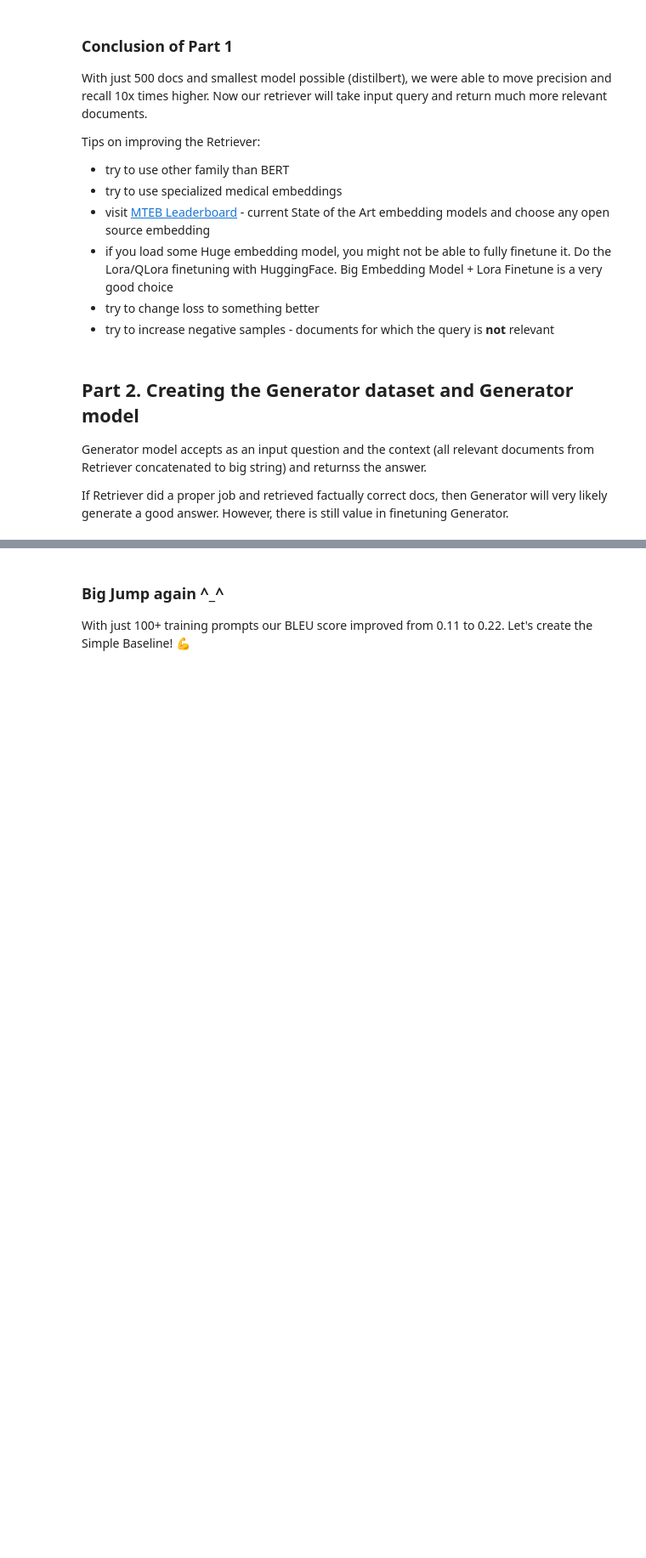
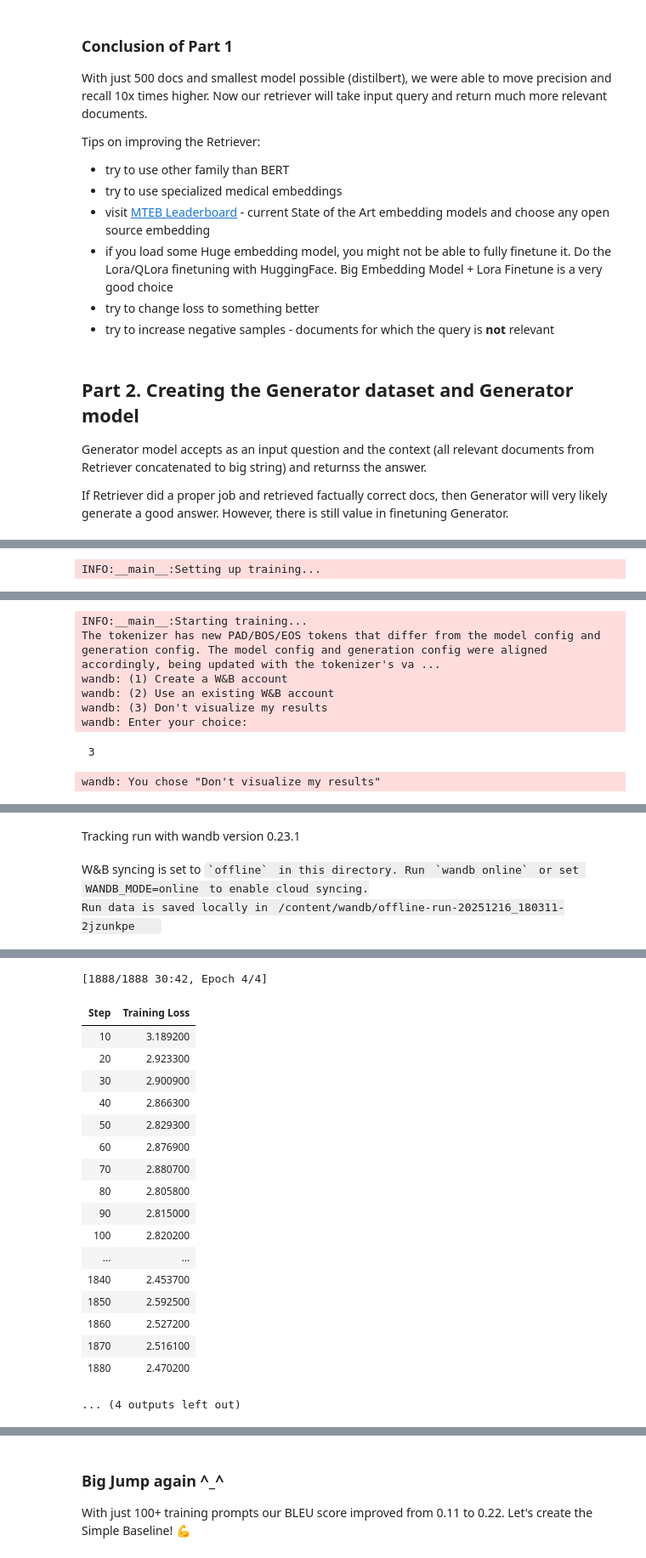
Before and after one commit to MeTStIL/nlp_course, a Jupyter notebook: kaggle/Kaggle_3_Simple_Baseline.ipynb, the cells around one changed output, grey strips where cells are left out. Shown at 85% size. Saved outputs shown, nothing was run; the diff lists cells and outputs as text; code cells hidden in the pictures; blank space fills up the shorter version.

```diff
--- a/kaggle/Kaggle_3_Simple_Baseline.ipynb
+++ b/kaggle/Kaggle_3_Simple_Baseline.ipynb
@@ -1386,9 +1209,4 @@ for i in range(len(preds)):
 # %%
 # Fine-tune the generator (adjust hyperparameters as needed)
-gen.train(
-    train_df,
-    output_dir="my_google/flan-t5-base_generator",
-    num_train_epochs=2,
-    batch_size=8,
-    logging_steps=10
-)
+gen.train_model(output_dir="my_gpt2_generator", num_train_epochs=4, batch_size=8, logging_steps=10)
+# %% [output]
@@ -1394,0 +1214 @@ gen.train(
+INFO:__main__:Setting up training...
@@ -1394,0 +1216,8 @@ gen.train(
+INFO:__main__:Starting training...
+The tokenizer has new PAD/BOS/EOS tokens that differ from the model config and generation config. The model config and generation config were aligned accordingly, being updated with the tokenizer's va ...
+wandb: (1) Create a W&B account
+wandb: (2) Use an existing W&B account
+wandb: (3) Don't visualize my results
+wandb: Enter your choice:
+ 3
+wandb: You chose "Don't visualize my results"
@@ -1394,0 +1225,3 @@ gen.train(
+Tracking run with wandb version 0.23.1
+W&B syncing is set to `offline` in this directory. Run `wandb online` or set WANDB_MODE=online to enable cloud syncing.
+Run data is saved locally in /content/wandb/offline-run-20251216_180311-2jzunkpe
@@ -1395,3 +1229,22 @@ gen.train(
+[1888/1888 30:42, Epoch 4/4]
+| Step | Training Loss |
+| 10 | 3.189200 |
+| 20 | 2.923300 |
+| 30 | 2.900900 |
+| 40 | 2.866300 |
+| 50 | 2.829300 |
+| 60 | 2.876900 |
+| 70 | 2.880700 |
+| 80 | 2.805800 |
+| 90 | 2.815000 |
+| 100 | 2.820200 |
+| ... | ... |
+| 1840 | 2.453700 |
+| 1850 | 2.592500 |
+| 1860 | 2.527200 |
+| 1870 | 2.516100 |
+| 1880 | 2.470200 |
+... (4 outputs left out)
 # %%
 # Evaluate the model on the evaluation set
 bleu_score, preds, refs = gen.evaluate_bert(eval_df, max_eval=5, max_new_tokens=32, do_sample=False)
```
Also changed, not shown: parts of 15 cells of this notebook.
